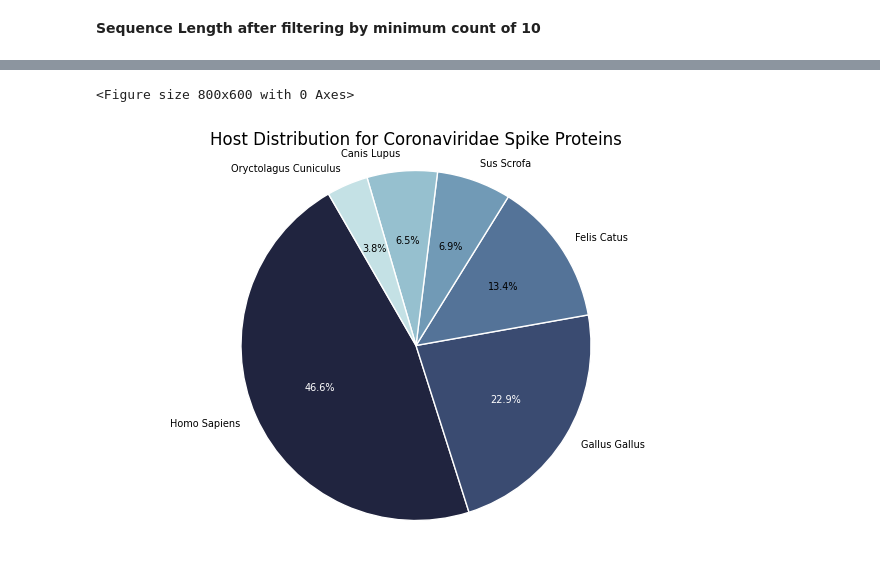
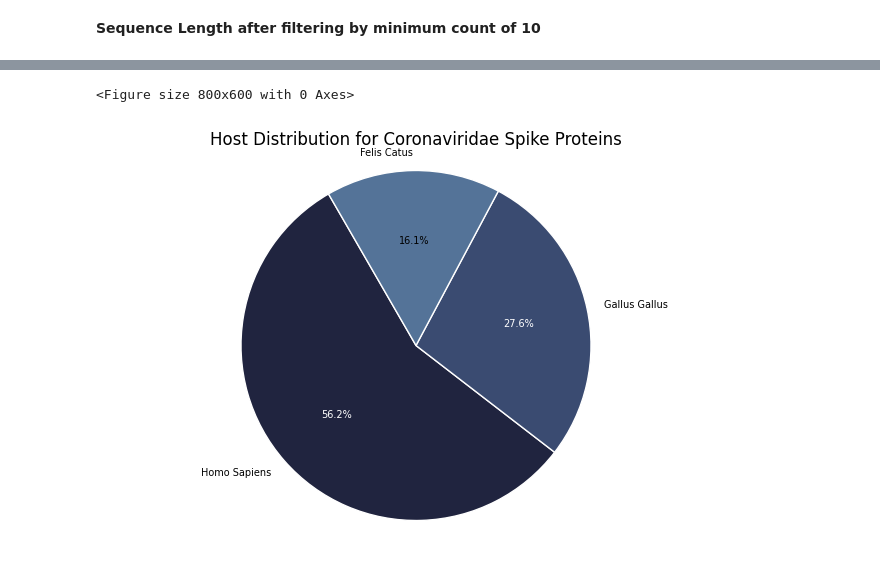
Before and after one commit to NeelTheBomb/HAVEN, a Jupyter notebook: src/jupyter_notebooks/datasets/generation/corona_uniref50_embl_mapping_dataset.ipynb, the cells around one changed output, grey strips where cells are left out. Cells and saved outputs as stored; diff of their text form; code cells hidden in the pictures.

```diff
--- a/src/jupyter_notebooks/datasets/generation/corona_uniref50_embl_mapping_dataset.ipynb
+++ b/src/jupyter_notebooks/datasets/generation/corona_uniref50_embl_mapping_dataset.ipynb
@@ -67,5 +103,5 @@ def print_seq_len_histogram(df, n_bins):
 # %%
-file = os.path.join(os.getcwd(), "..", "..", "..","..", "/home/sanjanag05/HAVEN/input/data/uniref_taxonomy_id_11118_AND_identit_2025_06_13_uniprot_metadata_embl_hosts_pruned_metadata_species_virus_host_vertebrates_w_seq.csv")
+file = os.path.join(os.getcwd(), "..", "..", "..","..", "/home/sanjanag05/HAVEN/input/data/i")
 df = pd.read_csv(file)
 df["seq_len"] = df["seq"].apply(lambda x: len(x))
 df = df[~df.duplicated()] #Removing duplicates
@@ -388,9 +369,7 @@ filtered.loc[:, "virus_host_tax_id_count"] = (
     filtered.groupby("virus_host_tax_id")["virus_host_tax_id"]
     .transform("count"))
 filtered
-entire = filtered[filtered["virus_host_tax_id_count"] >= 10]
-#print(entire)
-
+entire = filtered[filtered["virus_host_tax_id_count"] >= 20]
 final = os.path.join(os.getcwd(), "..", "..", "..","..", "/home/sanjanag05/HAVEN/input/data/coronaviridae/20250616/final_filtered_df.csv")
 entire.to_csv(final, index = False)
 entire
@@ -455,12 +439,11 @@ max seq len = 2582
 # %%
-host_tax_ids = [9606, 9031, 9685, 9823, 9612, 9986]
+host_tax_ids = [9606, 9031, 9685]
 host_tax = {
     9606: "Homo Sapiens",
     9031: "Gallus Gallus",
-    9685: "Felis Catus",
-    9823: "Sus Scrofa",
-    9612: "Canis Lupus",
-    9986: "Oryctolagus Cuniculus"
+    9685: "Felis Catus"
+    # 9612: "Canis Lupus"
+  #  9986: "Oryctolagus Cuniculus"
 }
 # %%
 host_counts = entire['virus_host_tax_id'].value_counts()
@@ -469,25 +452,28 @@ filtered_counts.index = filtered_counts.index.map(host_tax)
 # %%
 plt.figure(figsize=(8, 6))
 
 fig, ax = plt.subplots(figsize = (8,5))
 wedges, texts, autotexts = ax.pie(
+
     filtered_counts,
     labels = filtered_counts.index,
     autopct = '%1.1f%%',
     startangle = 120,
     colors = sns.cubehelix_palette(rot=-0.2, reverse = True),
     wedgeprops = {"edgecolor": "white"},
     textprops = {"fontsize": 7}
 )
 for i, autotext in enumerate(autotexts):
     facecolor = wedges[i].get_facecolor()[:3]  # RGB
     brightness = sum(facecolor)  # crude brightness check
     if brightness < 1.2:  # dark background
         autotext.set_color("white")
-#plt.pie(filtered_counts, labels=filtered_counts.index, autopct='%1.1f%%', startangle=140)
 plt.title('Host Distribution for Coronaviridae Spike Proteins')
-plt.axis('equal')  # Equal aspect ratio ensures that pie is drawn as a circle.
+plt.axis('equal')
+
+figure_output_filepath = os.path.join(os.getcwd(), "..","..", "..", "..", "output/visualization/uniref50/distribtion_piechart.pdf")
+plt.savefig(figure_output_filepath, dpi=600)
 plt.show()
 # %% [output]
 <Figure size 800x600 with 0 Axes>
-[figure, old version]
+[figure, new version]
```
Also changed, not shown: parts of 15 cells of this notebook, 3 other files.
